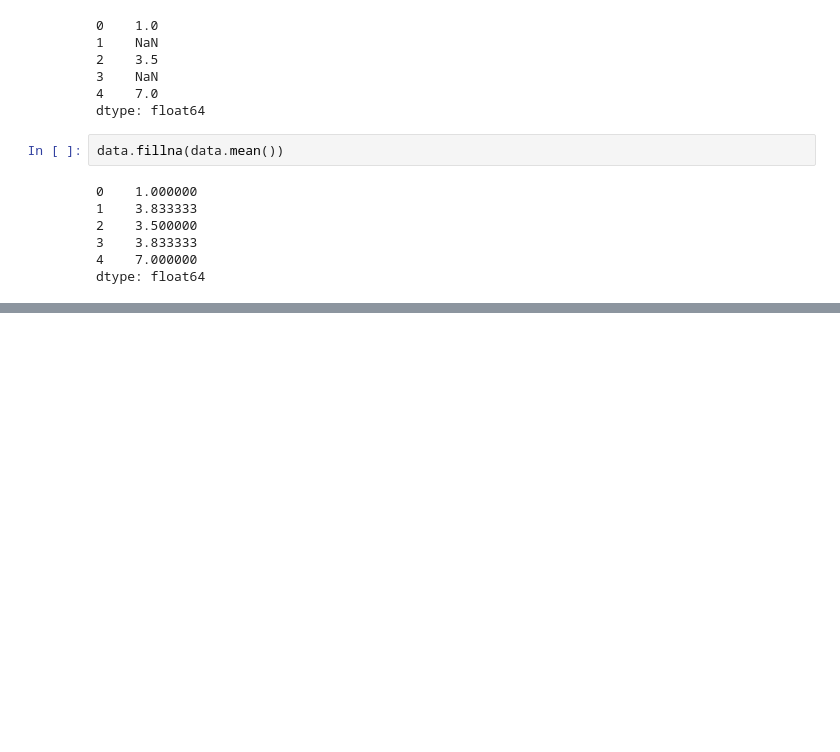
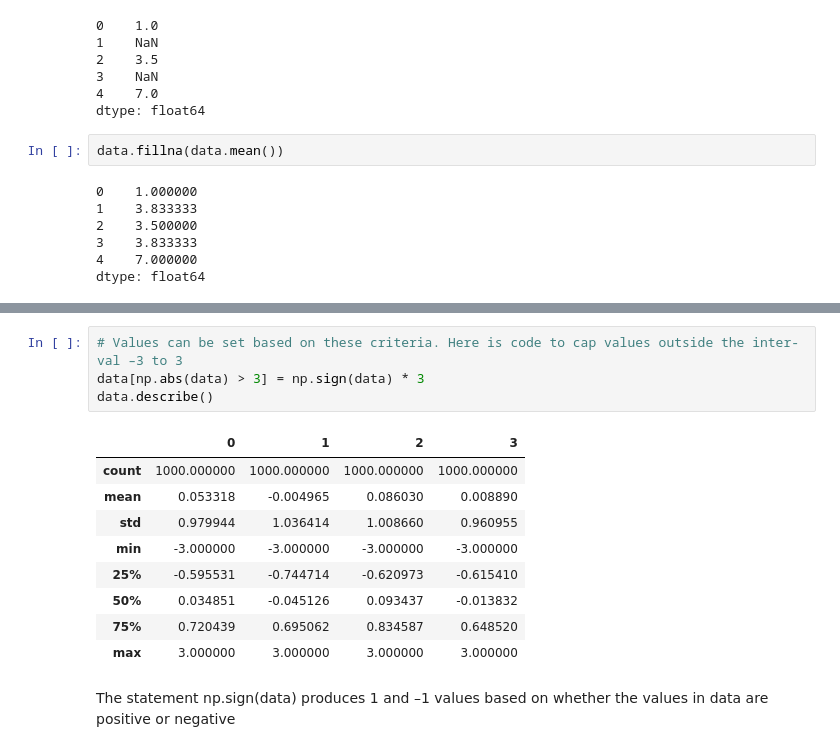
Before and after one commit to pappucode/data-science-with-Python, a Jupyter notebook: data_cleaning_and_preparation.ipynb, the cells around one changed output, grey strips where cells are left out. Drawn from its saved outputs; the diff is of its cells as text; blank space fills up the shorter version.

```diff
--- a/data_cleaning_and_preparation.ipynb
+++ b/data_cleaning_and_preparation.ipynb
@@ -290,0 +587,17 @@ dtype: float64
+# %%
+# Values can be set based on these criteria. Here is code to cap values outside the inter‐val –3 to 3
+data[np.abs(data) > 3] = np.sign(data) * 3
+data.describe()
+# %% [output]
+|  | 0 | 1 | 2 | 3 |
+| count | 1000.000000 | 1000.000000 | 1000.000000 | 1000.000000 |
+| mean | 0.053318 | -0.004965 | 0.086030 | 0.008890 |
+| std | 0.979944 | 1.036414 | 1.008660 | 0.960955 |
+| min | -3.000000 | -3.000000 | -3.000000 | -3.000000 |
+| 25% | -0.595531 | -0.744714 | -0.620973 | -0.615410 |
+| 50% | 0.034851 | -0.045126 | 0.093437 | -0.013832 |
+| 75% | 0.720439 | 0.695062 | 0.834587 | 0.648520 |
+| max | 3.000000 | 3.000000 | 3.000000 | 3.000000 |
+# %% [markdown]
+The statement np.sign(data) produces 1 and –1 values based on whether the values
+in data are positive or negative
```
Also changed, not shown: parts of 97 cells of this notebook.
